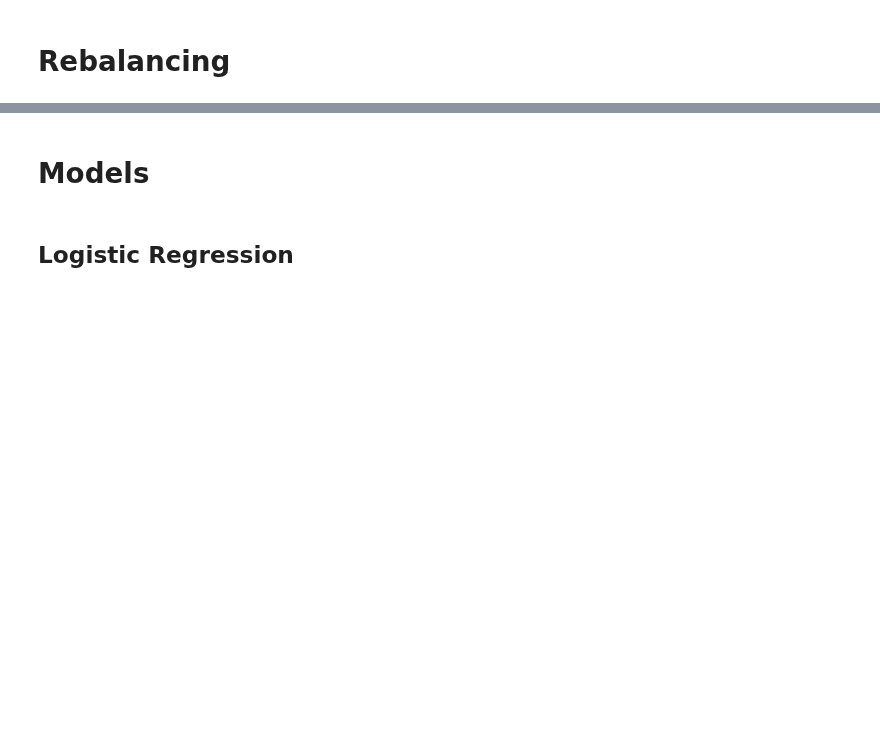
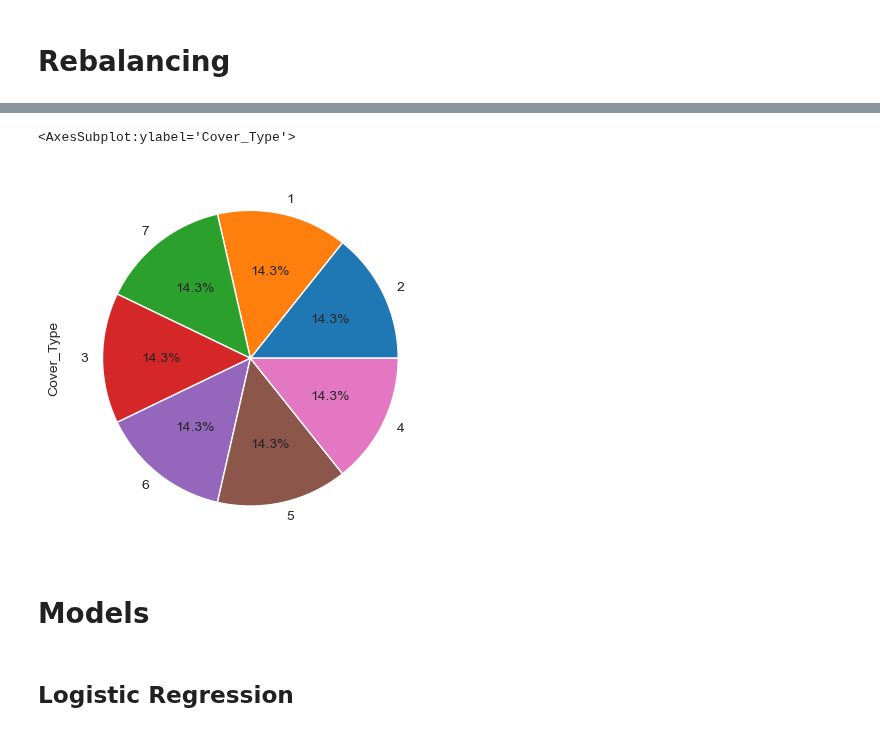
Before and after one commit to hsuliz/university, a Jupyter notebook: year-2023/data-science/forest-anal/anal.ipynb, the cells around one changed output, grey strips where cells are left out. Saved outputs shown, nothing was run; the diff lists cells and outputs as text; code cells hidden in the pictures; blank space fills up the shorter version.

```diff
--- a/year-2023/data-science/forest-anal/anal.ipynb
+++ b/year-2023/data-science/forest-anal/anal.ipynb
@@ -68,0 +73,7 @@ X_train, X_test, y_train, y_test = train_test_split(X, y, test_size=0.1)
+# %%
+X = df.iloc[:, 0:-1]
+y = df["Cover_Type"]
+
+X_train, X_test, y_train, y_test = train_test_split(X, y, test_size=0.95)
+print("Number of train dataset: ", X_train.shape)
+print("Number of test dataset: ", y_test.shape)
@@ -81,0 +85,3 @@ Class=3, n=2747 (0.473%)
+# %%
+sm = SMOTE()
+X_train_res, y_train_res = sm.fit_resample(X_train, y_train)
@@ -82,3 +91,8 @@ Class=3, n=2747 (0.473%)
+# %%
+y_train_res.value_counts().plot.pie(autopct='%1.1f%%')
+# %% [output]
+<AxesSubplot:ylabel='Cover_Type'>
+[figure, added]
 # %% [markdown]
 # Models
 # %% [markdown]
```
Also changed, not shown: parts of 14 cells of this notebook.
